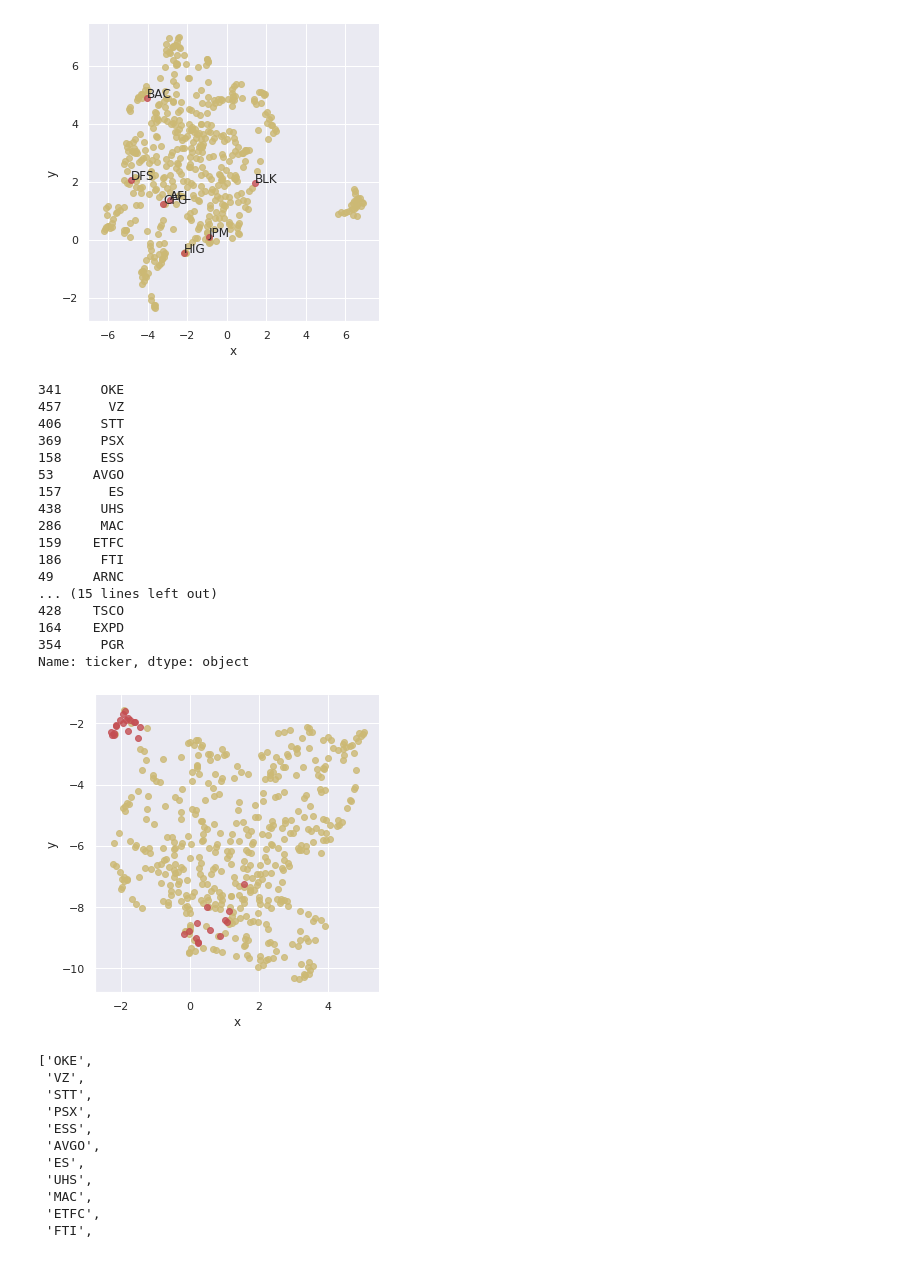
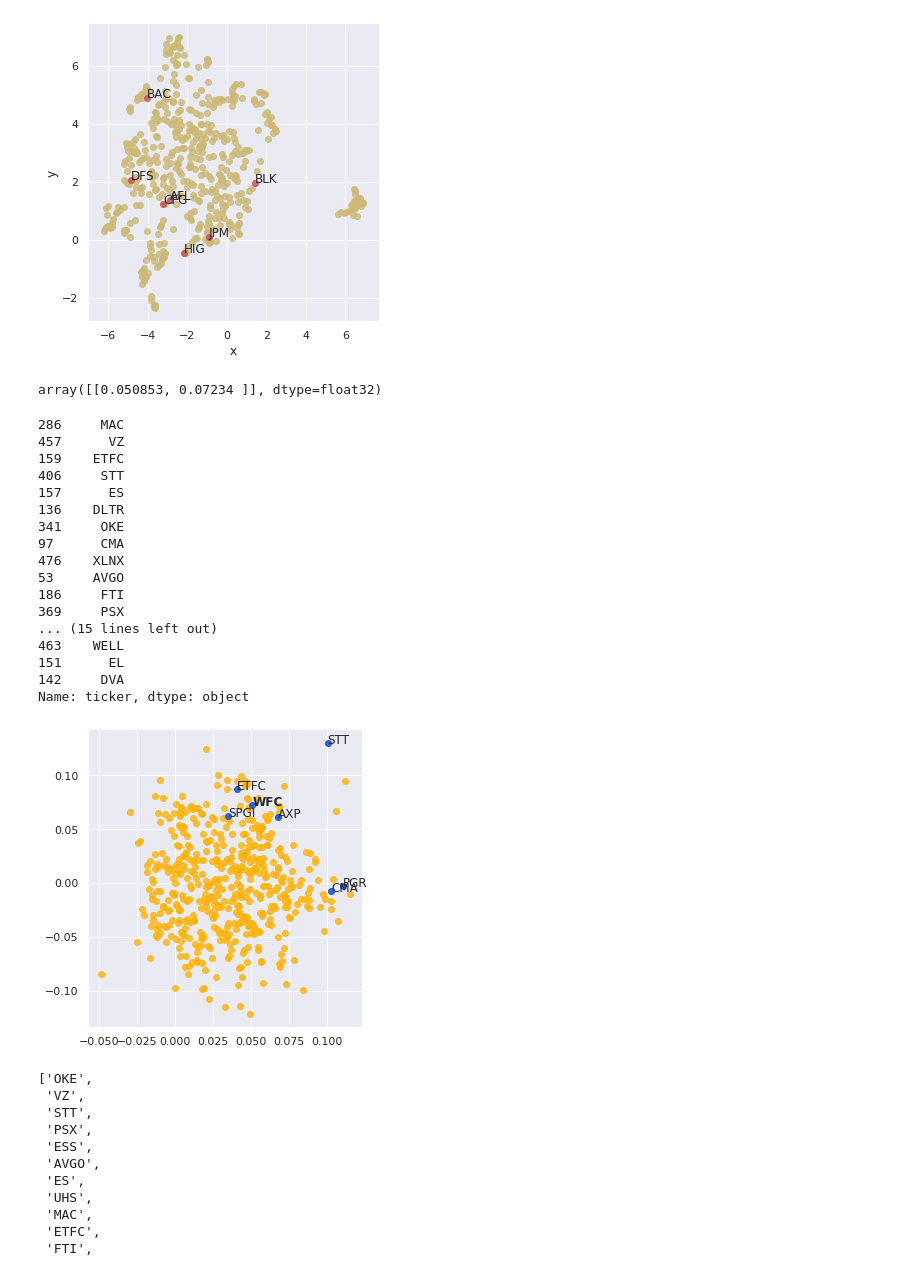
Before and after one commit to ciaocloud/stock2vec, a Jupyter notebook: Visualization.ipynb, the cells around one changed output. Cells and saved outputs as stored; diff of their text form; code cells hidden in the pictures.

```diff
--- a/Visualization.ipynb
+++ b/Visualization.ipynb
@@ -360,10 +444,29 @@ emb_df.loc[emb_df['ticker'].isin(nearest+[ticker]), v] = 'k'
 # # emb_df.loc[:, 'mark'] = emb_df.loc[:, 'mark'].astype('str')
 # np.where(emb_df['Hue'] != 'g')
 
-sns.lmplot(x='x', y='y', data=emb_df, fit_reg=False, hue=v, legend=False, palette=['y', 'r'])
-# plt.scatter(emb_umap[:, 0], emb_umap[:-1, 1], c='g') )
+sns.lmplot(x='x', y='y', data=emb_df, fit_reg=False, hue=v, legend=False,
+           palette=sns.xkcd_palette(['amber', 'blue', 'greyish']))
+# plt.plot(coord, 'or')
+
+# # plt.scatter(emb_umap[:, 0], emb_umap[:-1, 1], c='g') )
 for p, s in zip(emb_2d, emb_names):
-    if s in nearest + [ticker]:
+    if s in nearest:
         plt.annotate(s=s, xy=(p[0], p[1]))
-plt.show()
+    if s==ticker:
+        plt.annotate(s=s, xy=(p[0], p[1]), fontweight='bold') #style='italic',
+# plt.show()
+plt.xlabel('')
+plt.ylabel('')
+plt.savefig('nvda_pca.pdf')
+
+
+
+
+
+# sns.lmplot(x='x', y='y', data=emb_df, fit_reg=False, hue=v, legend=False, palette=['y', 'r'])
+# # plt.scatter(emb_umap[:, 0], emb_umap[:-1, 1], c='g') )
+# for p, s in zip(emb_2d, emb_names):
+#     if s in nearest + [ticker]:
+#         plt.annotate(s=s, xy=(p[0], p[1]))
+# plt.show()
 # %% [output]
@@ -443,44 +546,57 @@ plt.show()
 183     FOX
 Name: ticker, dtype: object
 [figure]
+# %%
+# emb_df[v] = emb_df['ticker'].isin([ticker])  #.astype(int)
+coord = emb_df.loc[emb_df.ticker==ticker, ['x', 'y']].values
+coord
+# %% [output]
+array([[0.050853, 0.07234 ]], dtype=float32)
 # %%
 k = 30
 ticker = 'WFC' #(Wells Fargo):
 
 tid = np.where(info_df['ticker'] == ticker)[0].item()
 nearest = (-sims[tid, :]).argsort()[1:k+1]
 nearest = info_df.iloc[nearest, :]['ticker']
 print(nearest)
 
 v = 'mark'
-# nearest = ['ETFC', 'STT', 'CMA', 'AXP', 'PGR','SPGI']
-emb_df[v] = emb_df['ticker'].isin(nearest.tolist()+[ticker])  #.astype(int)
-sns.lmplot(x='x', y='y', data=emb_df, fit_reg=False, hue=v, legend=False,  palette=['y', 'r', 'b'])
+nearest = ['ETFC', 'STT', 'CMA', 'AXP', 'PGR','SPGI']
+emb_df[v] = emb_df['ticker'].isin(nearest+[ticker])  #.astype(int)
+sns.lmplot(x='x', y='y', data=emb_df, fit_reg=False, hue=v, legend=False,
+           palette=sns.xkcd_palette(['amber', 'blue', 'greyish']))
+# plt.plot(coord, 'or')
 
 # # plt.scatter(emb_umap[:, 0], emb_umap[:-1, 1], c='g') )
 for p, s in zip(emb_2d, emb_names):
-    if s in nearest + [ticker]:
+    if s in nearest:
         plt.annotate(s=s, xy=(p[0], p[1]))
-plt.show()
+    if s==ticker:
+        plt.annotate(s=s, xy=(p[0], p[1]), fontweight='bold') #style='italic',
+# plt.show()
+plt.xlabel('')
+plt.ylabel('')
+plt.savefig('wfc_pca.pdf')
 # %% [output]
+286     MAC
+457      VZ
+159    ETFC
+406     STT
+157      ES
+136    DLTR
 341     OKE
-457      VZ
-406     STT
+97      CMA
+476    XLNX
+53     AVGO
+186     FTI
 369     PSX
-158     ESS
-53     AVGO
-157      ES
-438     UHS
-286     MAC
-159    ETFC
-186     FTI
-49     ARNC
 ... (15 lines left out)
-428    TSCO
-164    EXPD
-354     PGR
+463    WELL
+151      EL
+142     DVA
 Name: ticker, dtype: object
-[figure, old version]
+[figure, new version]
 # %%
 nearest.tolist()
 # %% [output]
```
Also changed, not shown: parts of 9 cells of this notebook, 11 other files.
